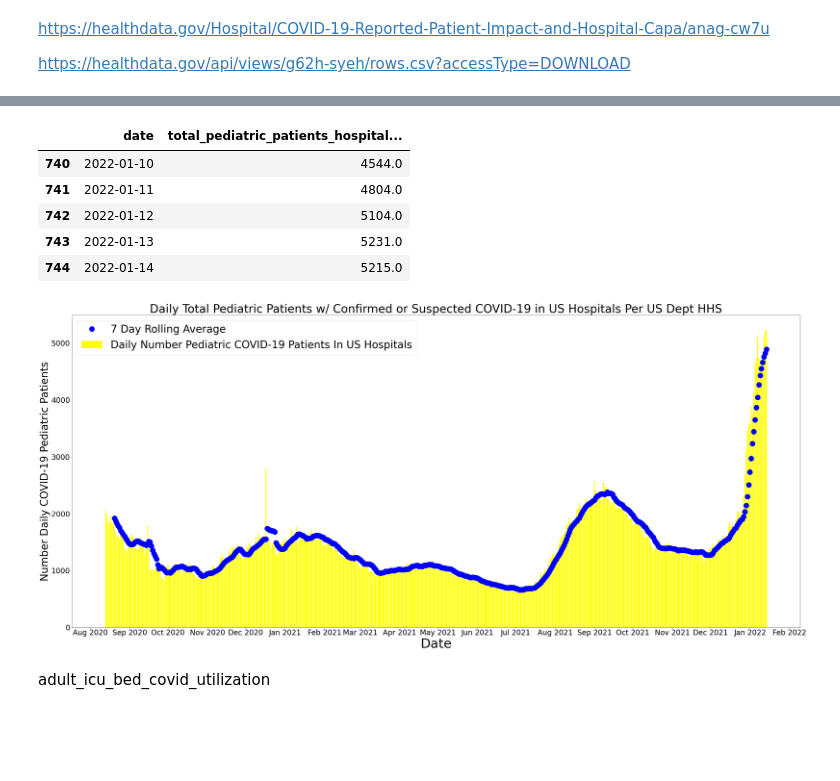
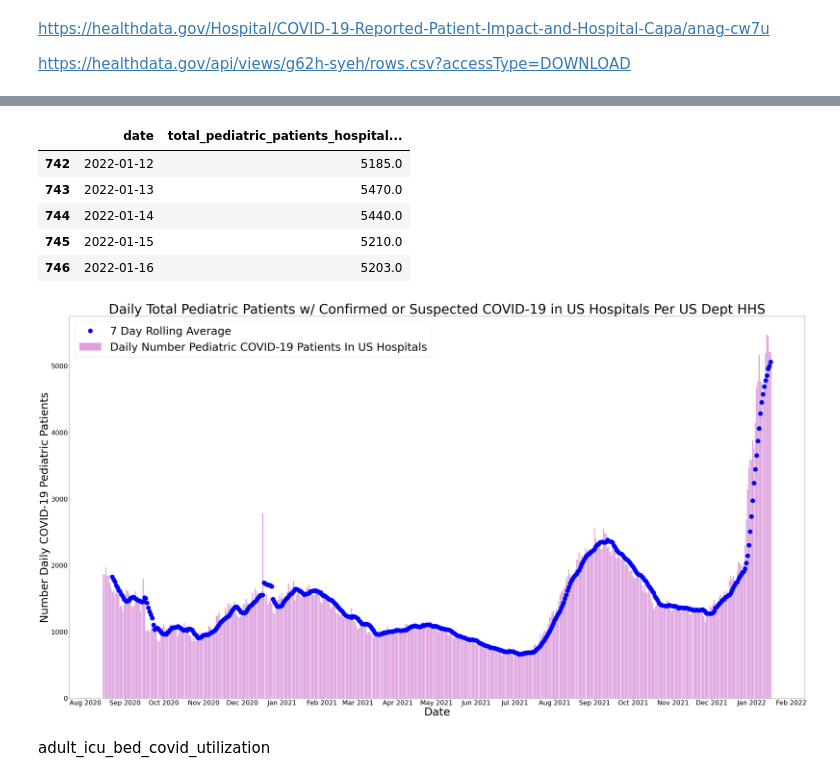
Before and after one commit to ldhagen/HHS_COVID_Notebook, a Jupyter notebook: HHS COVID-19 Reported Patient Impact and Hospital Capacity by State Timeseries.ipynb, the cells around one changed output, grey strips where cells are left out. Saved outputs shown, nothing was run; the diff lists cells and outputs as text; code cells hidden in the pictures; blank space fills up the shorter version.

```diff
--- a/HHS COVID-19 Reported Patient Impact and Hospital Capacity by State Timeseries.ipynb
+++ b/HHS COVID-19 Reported Patient Impact and Hospital Capacity by State Timeseries.ipynb
@@ -25,3 +24,0 @@ memory usage: 32.7+ MB
-# %%
-for x in df_hhs.columns:
-    print(x)
@@ -175,5 +107,0 @@ for x in date_list:
-# %%
-aaa = []
-for x in date_list:
-    print(df_hhs[df_hhs.date == x]['deaths_covid'].sum())
-    aaa.append((x, df_hhs[df_hhs.date == x]['deaths_covid'].sum()))
@@ -412,34 +269,34 @@ df_total_pediatric_patients_hospitalized_confirmed_and_suspected_covid = pd.Data
 df_total_pediatric_patients_hospitalized_confirmed_and_suspected_covid.tail()
 # %% [output]
 |  | date | total_pediatric_patients_hospital... |
-| 740 | 2022-01-10 | 4544.0 |
-| 741 | 2022-01-11 | 4804.0 |
-| 742 | 2022-01-12 | 5104.0 |
-| 743 | 2022-01-13 | 5231.0 |
-| 744 | 2022-01-14 | 5215.0 |
+| 742 | 2022-01-12 | 5185.0 |
+| 743 | 2022-01-13 | 5470.0 |
+| 744 | 2022-01-14 | 5440.0 |
+| 745 | 2022-01-15 | 5210.0 |
+| 746 | 2022-01-16 | 5203.0 |
 # %%
 ccc = df_total_pediatric_patients_hospitalized_confirmed_and_suspected_covid.set_index('date')[-520::]
 ccc_rolling = ccc.rolling(7).mean().shift()
 # %%
 import datetime
 import matplotlib.dates as mdates
 months = mdates.MonthLocator()
 days = mdates.DayLocator()
 timeFmt = mdates.DateFormatter('%b %Y')
 fig, ax = plt.subplots()
-fig.set_size_inches(50,22)
+fig.set_size_inches(60,32)
 ax.xaxis.set_major_locator(months)
 ax.xaxis.set_major_formatter(timeFmt)
-ax.tick_params(axis='both', labelsize=28)
-plt.title('Daily Total Pediatric Patients w/ Confirmed or Suspected COVID-19 in US Hospitals Per US Dept HHS', fontsize = 44)
+ax.tick_params(axis='both', labelsize=30)
+plt.title('Daily Total Pediatric Patients w/ Confirmed or Suspected COVID-19 in US Hospitals Per US Dept HHS', fontsize = 60)
 plt.xlabel('Date',color='black', fontsize = 50)
-plt.ylabel('Number Daily COVID-19 Pediatric Patients',color='black', fontsize = 40)
-plt.bar(ccc.index, ccc.total_pediatric_patients_hospitalized_confirmed_and_suspected_covid, color = 'yellow')
+plt.ylabel('Number Daily COVID-19 Pediatric Patients',color='black', fontsize = 50)
+plt.bar(ccc.index, ccc.total_pediatric_patients_hospitalized_confirmed_and_suspected_covid, color = 'plum')
 plt.plot(ccc_rolling.total_pediatric_patients_hospitalized_confirmed_and_suspected_covid, 'bo',markersize = 20)
-plt.legend(['7 Day Rolling Average','Daily Number Pediatric COVID-19 Patients In US Hospitals'], fontsize = 40)
+plt.legend(['7 Day Rolling Average','Daily Number Pediatric COVID-19 Patients In US Hospitals'], fontsize = 50)
 fig.savefig('HHS_total_pediatric.png')
 # %% [output]
-[figure, old version]
+[figure, new version]
 # %% [markdown]
 adult_icu_bed_covid_utilization
 # %%
```
Also changed, not shown: parts of 31 cells of this notebook, 3 other files.
